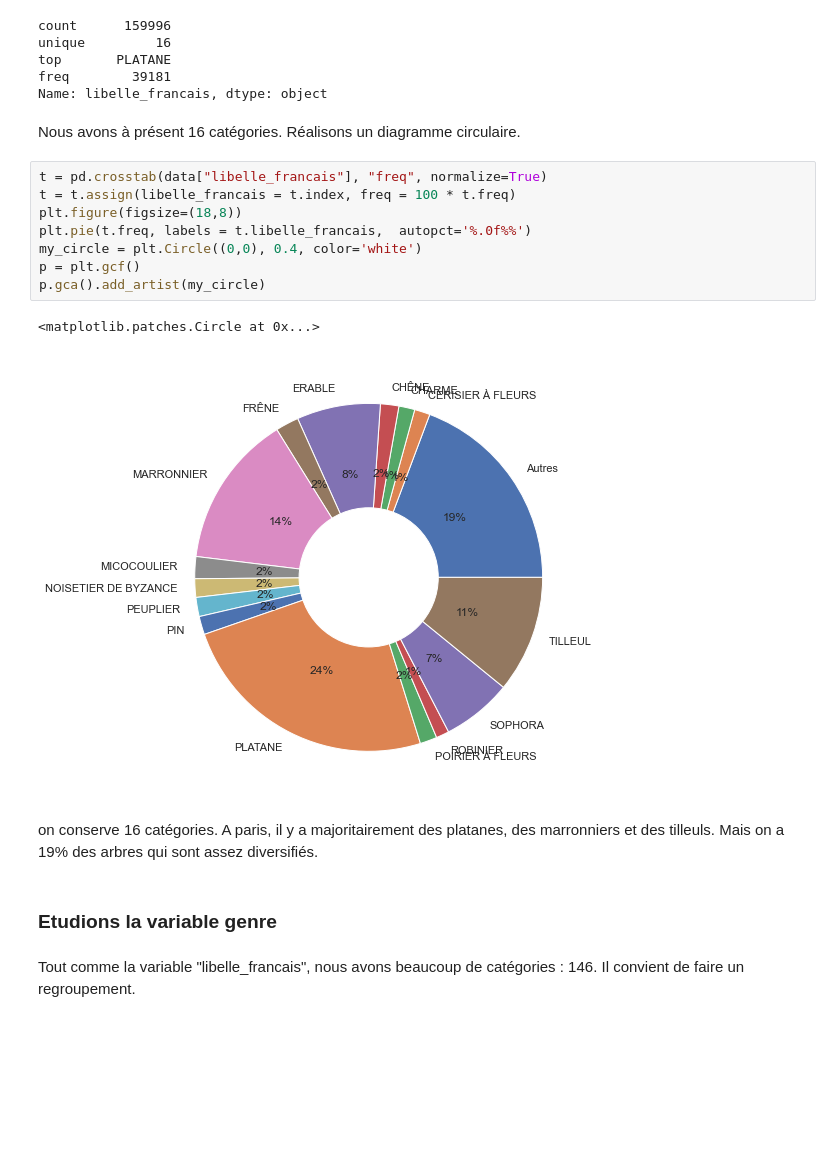
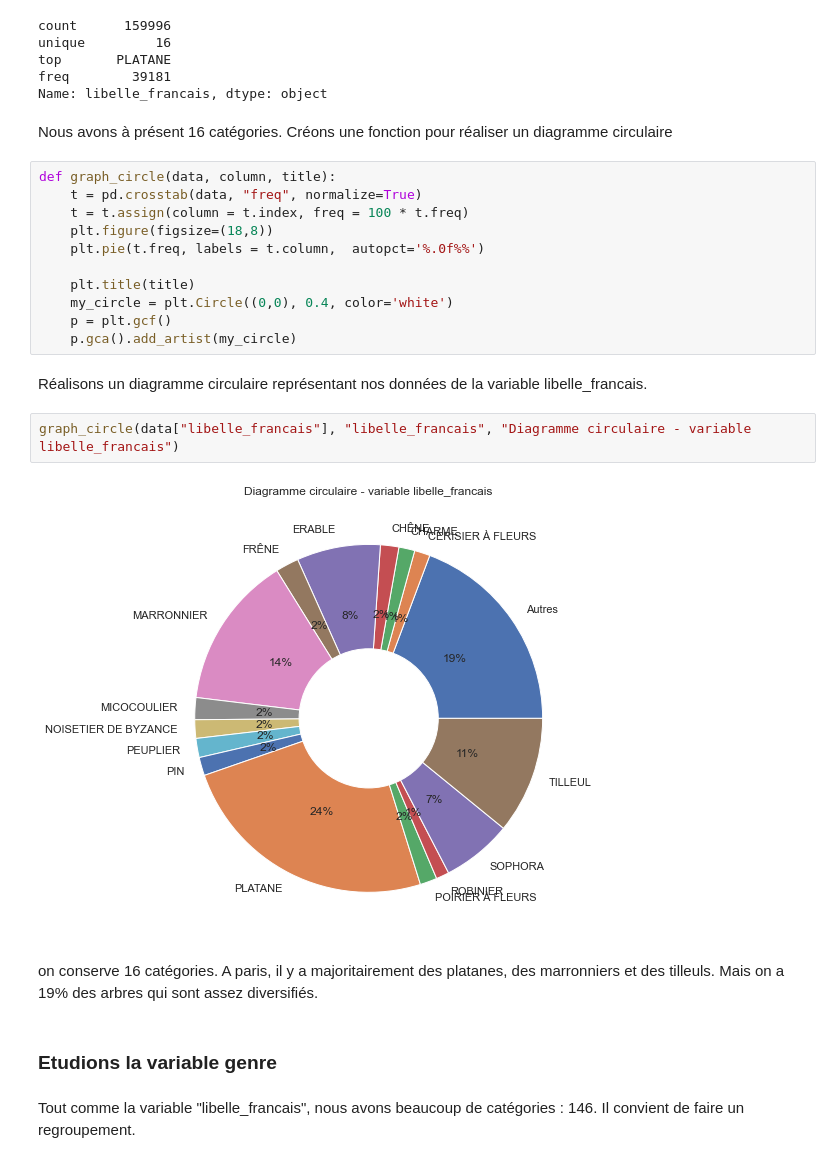
Before and after one commit to AurelieAAN/OP_Projet2, a Jupyter notebook: Scripts_Analyse01.ipynb, the cells around one changed output. Drawn from its saved outputs; the diff is of its cells as text; blank space fills up the shorter version.

```diff
--- a/Scripts_Analyse01.ipynb
+++ b/Scripts_Analyse01.ipynb
@@ -919,24 +919,31 @@ unique         16
 top       PLATANE
 freq        39181
 Name: libelle_francais, dtype: object
-# %% [markdown]
-Nous avons à présent 16 catégories. Réalisons un diagramme circulaire.
-# %%
-t = pd.crosstab(data["libelle_francais"], "freq", normalize=True)
-t = t.assign(libelle_francais = t.index, freq = 100 * t.freq)
-plt.figure(figsize=(18,8))
-plt.pie(t.freq, labels = t.libelle_francais,  autopct='%.0f%%')
-my_circle = plt.Circle((0,0), 0.4, color='white')
-p = plt.gcf()
-p.gca().add_artist(my_circle)
-# %% [output]
-<matplotlib.patches.Circle at 0x...>
-[figure, removed]
+# %% [markdown]
+Nous avons à présent 16 catégories.
+Créons une fonction pour réaliser un diagramme circulaire
+# %%
+def graph_circle(data, column, title):
+    t = pd.crosstab(data, "freq", normalize=True)
+    t = t.assign(column = t.index, freq = 100 * t.freq)
+    plt.figure(figsize=(18,8))
+    plt.pie(t.freq, labels = t.column,  autopct='%.0f%%')
+
+    plt.title(title)
+    my_circle = plt.Circle((0,0), 0.4, color='white')
+    p = plt.gcf()
+    p.gca().add_artist(my_circle)
+# %% [markdown]
+Réalisons un diagramme circulaire représentant nos données de la variable libelle_francais.
+# %%
+graph_circle(data["libelle_francais"], "libelle_francais", "Diagramme circulaire - variable libelle_francais")
+# %% [output]
+[figure, added]
 # %% [markdown]
 on conserve 16 catégories.
 A paris, il y a majoritairement des platanes, des marronniers et des tilleuls. Mais on a 19% des arbres qui sont assez diversifiés.
-# %% [markdown]
-### Etudions la variable genre
+# %% [markdown]
+### Etudions la variable genre
 # %% [markdown]
 Tout comme la variable "libelle_francais", nous avons beaucoup de catégories : 146. Il convient de faire un  regroupement.
 # %%
```
Also changed, not shown: parts of 101 cells of this notebook.
